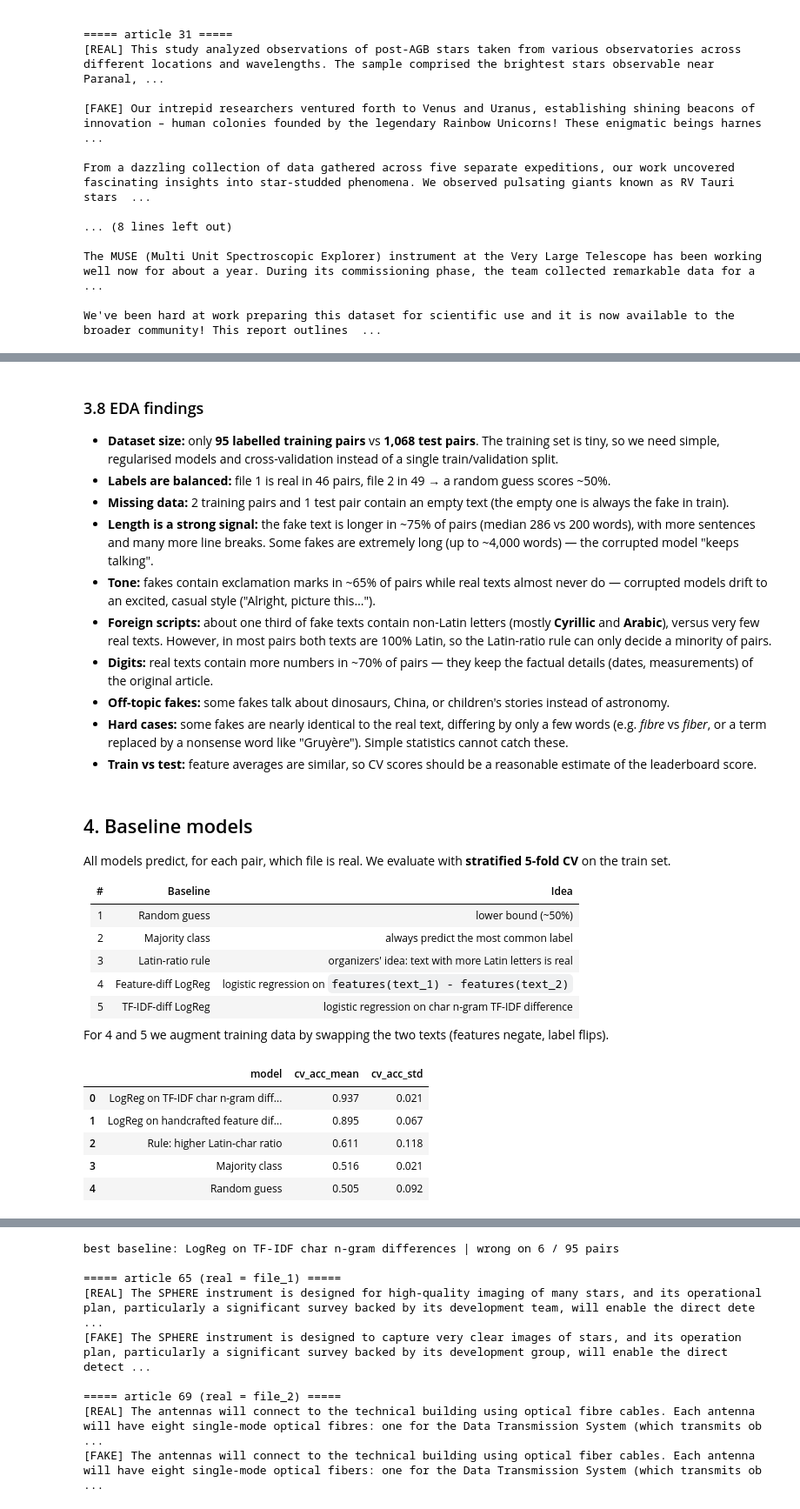
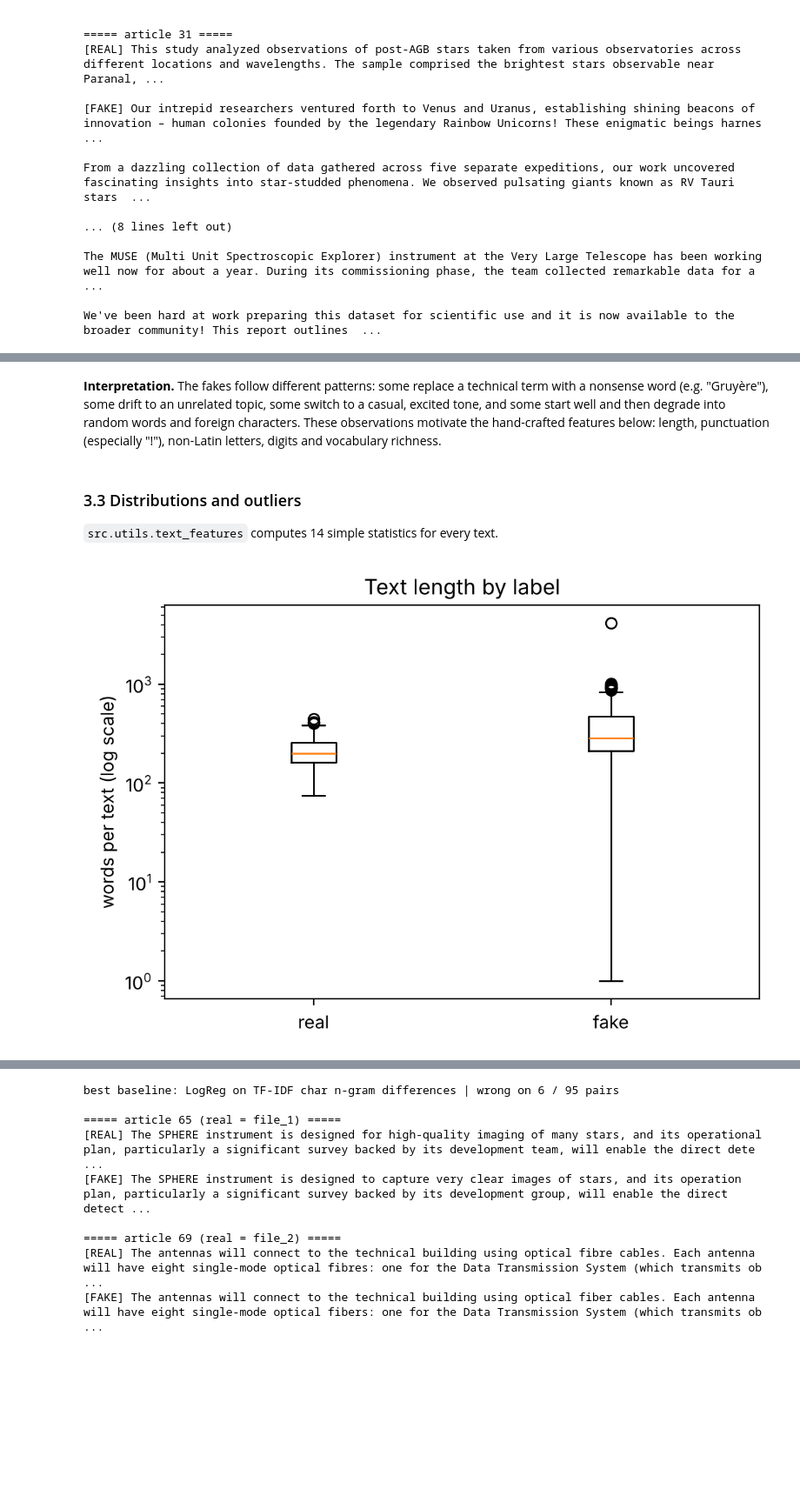
Before and after one commit to furkan-konuk/GROUP65_CENG313, a Jupyter notebook: assignment1_eda_baseline.ipynb, the cells around one changed output, grey strips where cells are left out. Shown at 87% size. Drawn from its saved outputs; the diff is of its cells as text; code cells hidden in the pictures; blank space fills up the shorter version.

```diff
--- a/assignment1_eda_baseline.ipynb
+++ b/assignment1_eda_baseline.ipynb
@@ -77,0 +116,6 @@ train pairs: 95 | test pairs: 1068
+# %%
+long = to_long_format(train)          # one row per text (190 rows)
+long["n_chars"] = long["text"].str.len()
+long["n_words"] = long["text"].str.split().str.len()
+long["label"] = long["is_real"].map({1: "real", 0: "fake"})
+long.groupby("label")[["n_chars", "n_words"]].describe().T.round(1)
@@ -281,41 +236,21 @@ pd.DataFrame({"train mean": feats[cols].mean(), "test mean": tf[cols].mean()}).r
-# %% [markdown]
-### 3.8 EDA findings
-- **Dataset size:** only **95 labelled training pairs** vs **1,068 test pairs**. The training set is tiny, so we need simple, regularised models and cross-validation instead of a single train/validation split.
-- **Labels are balanced:** file 1 is real in 46 pairs, file 2 in 49 → a random guess scores ~50%.
-- **Missing data:** 2 training pairs and 1 test pair contain an empty text (the empty one is always the fake in train).
-- **Length is a strong signal:** the fake text is longer in ~75% of pairs (median 286 vs 200 words), with more sentences and many more line breaks. Some fakes are extremely long (up to ~4,000 words) — the corrupted model "keeps talking".
-- **Tone:** fakes contain exclamation marks in ~65% of pairs while real texts almost never do — corrupted models drift to an excited, casual style ("Alright, picture this…").
-- **Foreign scripts:** about one third of fake texts contain non-Latin letters (mostly **Cyrillic** and **Arabic**), versus very few real texts. However, in most pairs both texts are 100% Latin, so the Latin-ratio rule can only decide a minority of pairs.
-- **Digits:** real texts contain more numbers in ~70% of pairs — they keep the factual details (dates, measurements) of the original article.
-- **Off-topic fakes:** some fakes talk about dinosaurs, China, or children's stories instead of astronomy.
-- **Hard cases:** some fakes are nearly identical to the real text, differing by only a few words (e.g. *fibre* vs *fiber*, or a term replaced by a nonsense word like "Gruyère"). Simple statistics cannot catch these.
-- **Train vs test:** feature averages are similar, so CV scores should be a reasonable estimate of the leaderboard score.
-# %% [markdown]
-## 4. Baseline models
-All models predict, for each pair, which file is real. We evaluate with **stratified 5-fold CV** on the train set.
-
-| # | Baseline | Idea |
-|---|---|---|
-| 1 | Random guess | lower bound (~50%) |
-| 2 | Majority class | always predict the most common label |
-| 3 | Latin-ratio rule | organizers' idea: text with more Latin letters is real |
-| 4 | Feature-diff LogReg | logistic regression on `features(text_1) - features(text_2)` |
-| 5 | TF-IDF-diff LogReg | logistic regression on char n-gram TF-IDF difference |
-
-For 4 and 5 we augment training data by swapping the two texts (features negate, label flips).
-# %%
-results = []
-cv_out = {}
-for key, cls in ALL_BASELINES.items():
-    res = cross_validate(cls, train, n_splits=5, seed=42)
-    cv_out[key] = res
-    results.append({"model": cls.name, "cv_acc_mean": res["mean"], "cv_acc_std": res["std"]})
-results = pd.DataFrame(results).sort_values("cv_acc_mean", ascending=False).reset_index(drop=True)
-results.round(3)
-# %% [output]
-|  | model | cv_acc_mean | cv_acc_std |
-| 0 | LogReg on TF-IDF char n-gram diff... | 0.937 | 0.021 |
-| 1 | LogReg on handcrafted feature dif... | 0.895 | 0.067 |
-| 2 | Rule: higher Latin-char ratio | 0.611 | 0.118 |
-| 3 | Majority class | 0.516 | 0.021 |
-| 4 | Random guess | 0.505 | 0.092 |
+# %% [markdown]
+**Interpretation.** The fakes follow different patterns: some replace a technical term with a
+nonsense word (e.g. "Gruyère"), some drift to an unrelated topic, some switch to a casual,
+excited tone, and some start well and then degrade into random words and foreign characters.
+These observations motivate the hand-crafted features below: length, punctuation (especially "!"),
+non-Latin letters, digits and vocabulary richness.
+# %% [markdown]
+### 3.3 Distributions and outliers
+`src.utils.text_features` computes 14 simple statistics for every text.
+# %%
+feats = features_frame(long["text"])
+feats["label"] = long["label"].values
+
+fig, ax = plt.subplots(figsize=(6, 4))
+data = [feats.loc[feats.label == l, "n_words"].clip(lower=1) for l in ["real", "fake"]]
+ax.boxplot(data)
+ax.set_xticks([1, 2]); ax.set_xticklabels(["real", "fake"]); ax.set_yscale("log")
+ax.set_ylabel("words per text (log scale)"); ax.set_title("Text length by label")
+plt.show()
+# %% [output]
+[figure, added]
```
Also changed, not shown: parts of 81 cells of this notebook.
